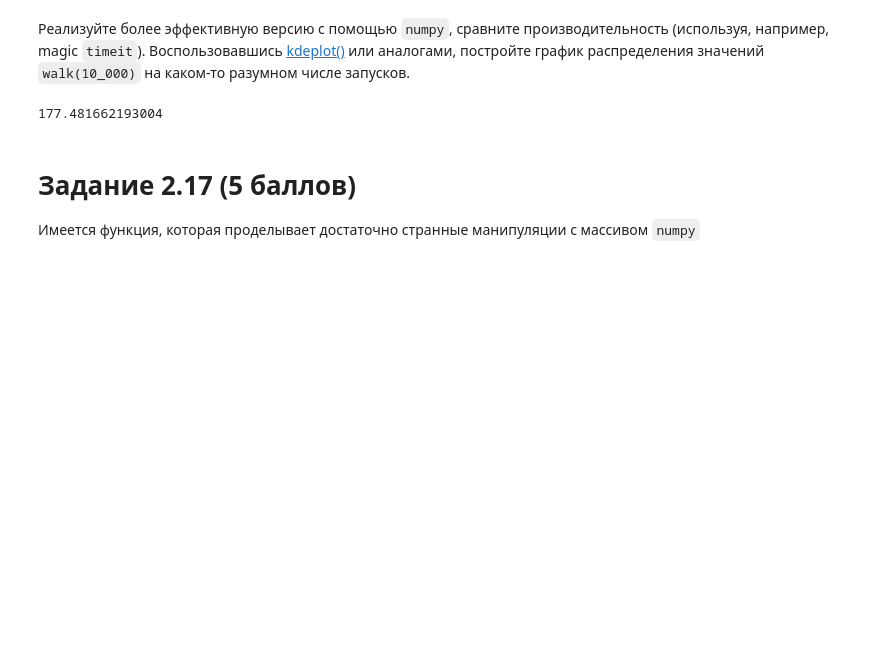
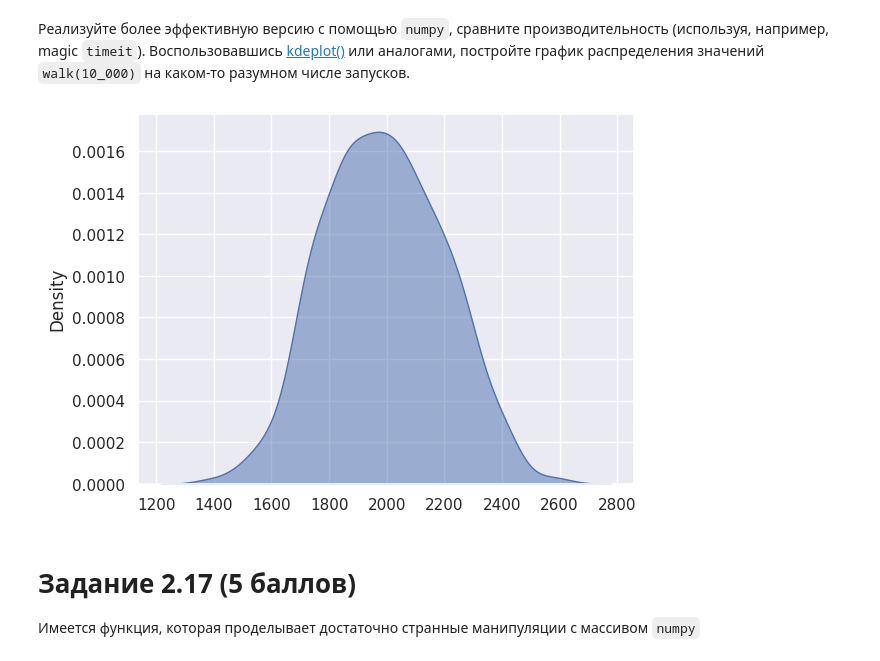
Before and after one commit to Takudzwamz/python-2022_Numpy_task, a Jupyter notebook: tasks/Task_2.ipynb, the cells around one changed output. Drawn from its saved outputs; the diff is of its cells as text; code cells hidden in the pictures; blank space fills up the shorter version.

```diff
--- a/tasks/Task_2.ipynb
+++ b/tasks/Task_2.ipynb
@@ -414,28 +453,27 @@ timeit.timeit('walk(10_000)', globals=globals(), number=1000)
 # %% [markdown]
 Реализуйте более эффективную версию с помощью `numpy`, сравните производительность (используя, например, magic `timeit`). Воспользовавшись [kdeplot()](https://seaborn.pydata.org/generated/seaborn.kdeplot.html) или аналогами, постройте график распределения значений `walk(10_000)` на каком-то разумном числе запусков.
 # %%
-# Implement a more efficient version using `numpy`, compare performance (using, for example, magic `time it'). Using [kdeplot()](https://seaborn.pydata.org/generated/seaborn .kdeplot.html ) or analogs, plot the distribution of the values of `walk(10_000)` on some reasonable number of launches.
 
-import timeit
+# Implement a more efficient version using `numpy`, compare performance (using, for example, magic `time it'). Using [kdeplot()](https://seaborn.pydata.org/generated/seaborn .kdeplot.html )
+# or analogs, plot the distribution of the values of `walk(10_000)` on some reasonable number of launches.
 import seaborn as sns
 import matplotlib.pyplot as plt
-import numpy as np
-import random
 
+def walk(n: int):
+    return np.random.choice([-3, -1, 0, 2, 3], size=n).sum()
 
-def walk_numpy(n: int):
-    cur_position = 0
-    for i in range(n):
-        cur_position += np.random.choice([-3, -1, 0, 2, 3])
+walk(10_000)
+# compare performance (using,`time it').
+timeit.timeit('walk(10_000)', globals=globals(), number=1000)
 
-    return cur_position
+#new line
+print("\n")
 
-# test function walk_numpy
-walk_numpy(10_000)
-# compare performance (using,`time it').
-timeit.timeit('walk_numpy(10_000)', globals=globals(), number=1000)
+# plot
+sns.kdeplot([walk(10_000) for _ in range(1000)], fill=True, alpha=0.5)
+plt.show()
 # %% [output]
-177.481662193004
+[figure, added]
 # %% [markdown]
 # Задание 2.17 (5 баллов)
 
```
Also changed, not shown: parts of 21 cells of this notebook, 1 other file.
